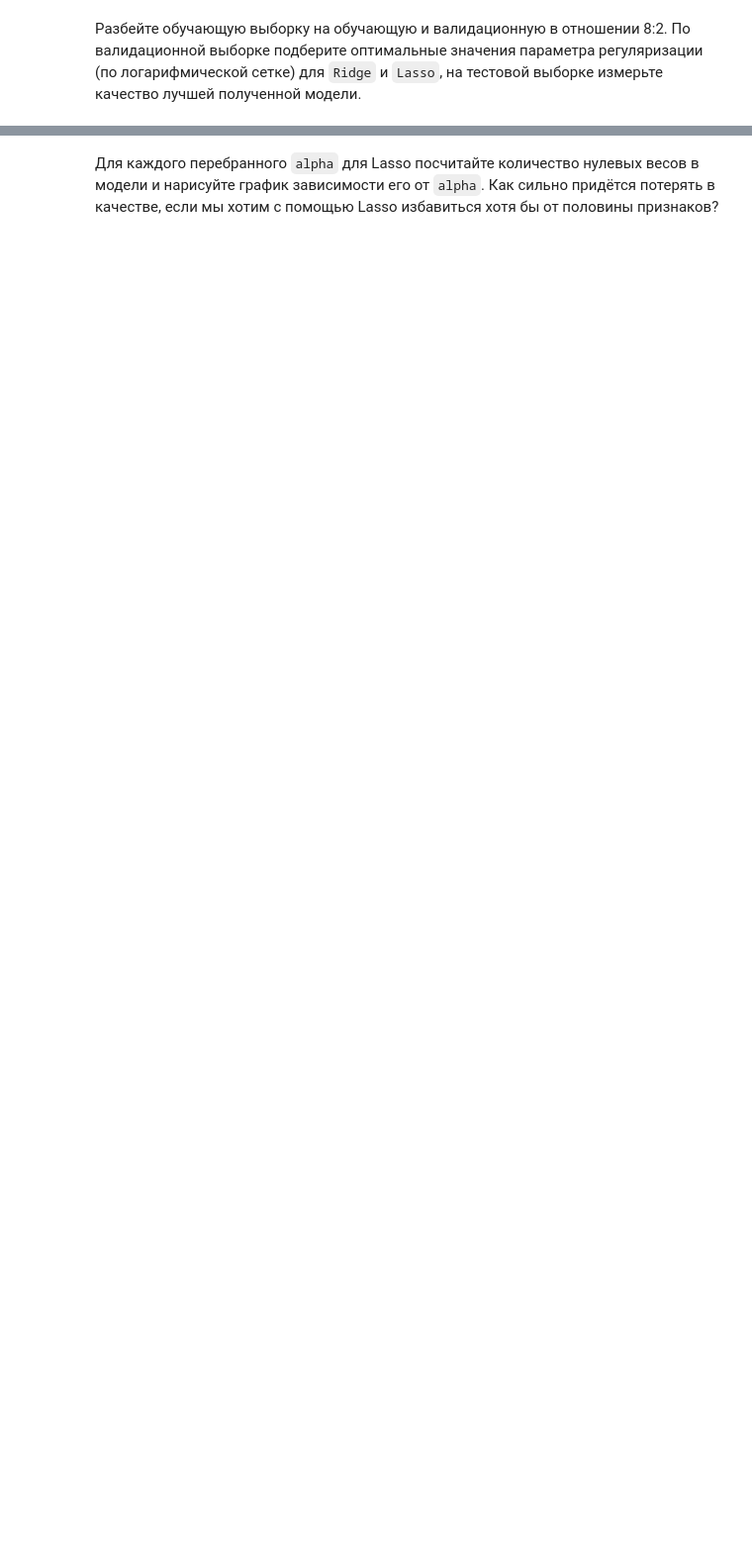
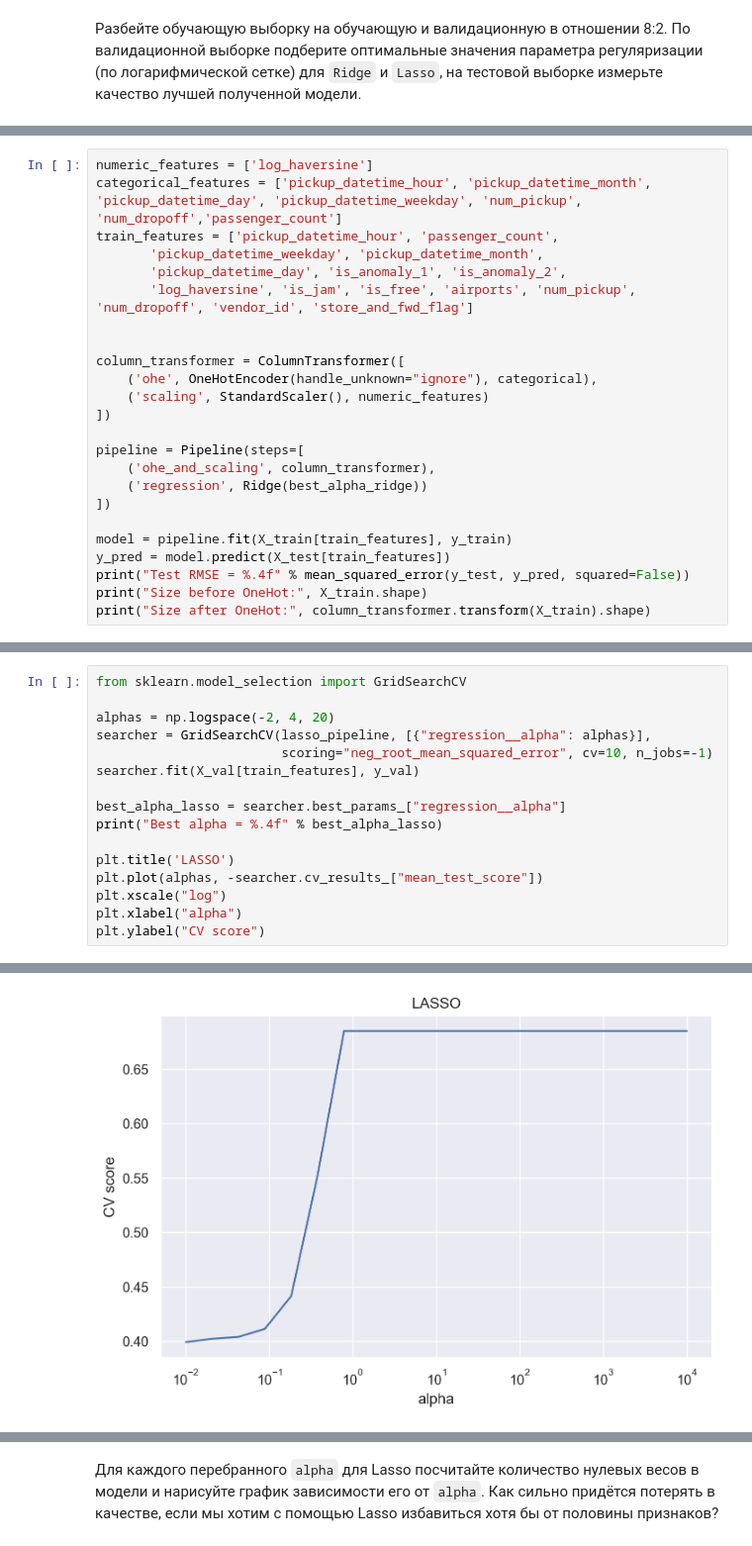
Before and after one commit to Nojatij/ml_courses, a Jupyter notebook: 1_st_course/homework/hw2/homework-practice-02-linregr.ipynb, the cells around one changed output, grey strips where cells are left out. Shown at 99% size. Cells and saved outputs as stored; diff of their text form; blank space fills up the shorter version.

```diff
--- a/1_st_course/homework/hw2/homework-practice-02-linregr.ipynb
+++ b/1_st_course/homework/hw2/homework-practice-02-linregr.ipynb
@@ -854,0 +939,24 @@ display(reg_residuals.shape, X_train.shape, y_train.shape)
+# %%
+numeric_features = ['log_haversine']
+categorical_features = ['pickup_datetime_hour', 'pickup_datetime_month', 'pickup_datetime_day', 'pickup_datetime_weekday', 'num_pickup', 'num_dropoff','passenger_count']
+train_features = ['pickup_datetime_hour', 'passenger_count',
+       'pickup_datetime_weekday', 'pickup_datetime_month',
+       'pickup_datetime_day', 'is_anomaly_1', 'is_anomaly_2',
+       'log_haversine', 'is_jam', 'is_free', 'airports', 'num_pickup', 'num_dropoff', 'vendor_id', 'store_and_fwd_flag']
+
+
+column_transformer = ColumnTransformer([
+    ('ohe', OneHotEncoder(handle_unknown="ignore"), categorical),
+    ('scaling', StandardScaler(), numeric_features)
+])
+
+pipeline = Pipeline(steps=[
+    ('ohe_and_scaling', column_transformer),
+    ('regression', Ridge(best_alpha_ridge))
+])
+
+model = pipeline.fit(X_train[train_features], y_train)
+y_pred = model.predict(X_test[train_features])
+print("Test RMSE = %.4f" % mean_squared_error(y_test, y_pred, squared=False))
+print("Size before OneHot:", X_train.shape)
+print("Size after OneHot:", column_transformer.transform(X_train).shape)
@@ -854,0 +967,17 @@ display(reg_residuals.shape, X_train.shape, y_train.shape)
+# %%
+from sklearn.model_selection import GridSearchCV
+
+alphas = np.logspace(-2, 4, 20)
+searcher = GridSearchCV(lasso_pipeline, [{"regression__alpha": alphas}],
+                        scoring="neg_root_mean_squared_error", cv=10, n_jobs=-1)
+searcher.fit(X_val[train_features], y_val)
+
+best_alpha_lasso = searcher.best_params_["regression__alpha"]
+print("Best alpha = %.4f" % best_alpha_lasso)
+
+plt.title('LASSO')
+plt.plot(alphas, -searcher.cv_results_["mean_test_score"])
+plt.xscale("log")
+plt.xlabel("alpha")
+plt.ylabel("CV score")
+# %% [output]
@@ -854,0 +986 @@ display(reg_residuals.shape, X_train.shape, y_train.shape)
+[figure, added]
```
Also changed, not shown: parts of 33 cells of this notebook.
